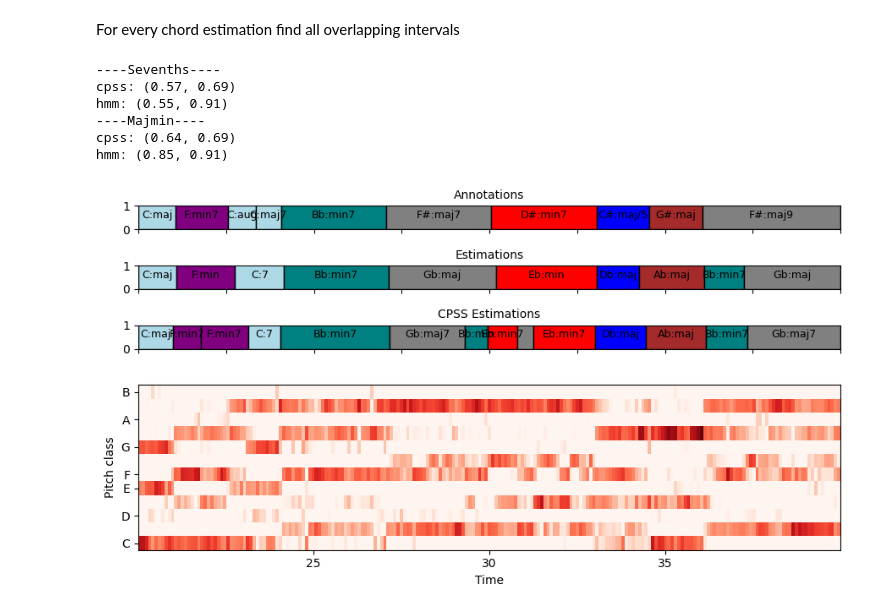
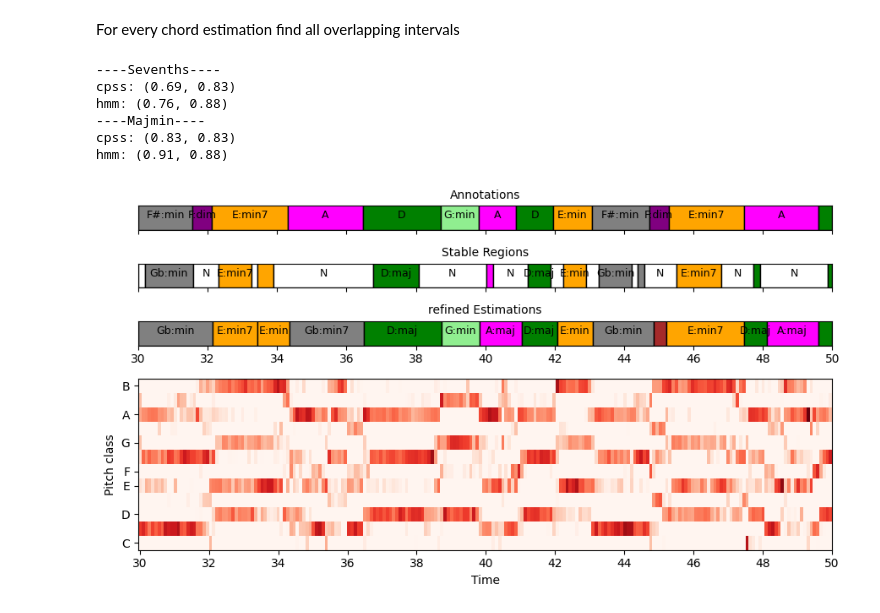
Before and after one commit to Maushax-jpg/chord-recognition, a Jupyter notebook: cpss.ipynb, the cells around one changed output. Drawn from its saved outputs; the diff is of its cells as text; code cells hidden in the pictures.

Commit message:
working on transcription

```diff
--- a/cpss.ipynb
+++ b/cpss.ipynb
@@ -53,7 +51,7 @@ threshold = 0.3
 min_distance = 1
 gate = np.zeros_like(hcdf)
 gate[hcdf < threshold] = 1
-chroma_indices = []
+stable_regions = []
 start_index = 0
 
 for i, value in enumerate(gate):
@@ -63,18 +61,16 @@ for i, value in enumerate(gate):
     elif start_index is not None:
         # check if the interval is long enough
         if i - start_index > min_distance:
-            chroma_indices.append((start_index, i-1))
+            stable_regions.append((start_index, i-1))
         start_index = None
 # check if last index is still ongoing
 if start_index is not None:
-    chroma_indices.append((start_index, len(gate) - 1))
+    stable_regions.append((start_index, len(gate) - 1))
 
-time_interval = (20,40)
-fig,(ax0,ax00,ax1,ax2,ax3) = plt.subplots(5,1,height_ratios=(1,1,5,10,5),figsize=(8,6))
+time_interval = (0,15)
+fig,(ax0,ax1,ax2,ax3) = plt.subplots(4,1,height_ratios=(1,5,10,5),figsize=(8,6))
 utils.plotChordAnnotations(ax0,gt[0],gt[1],time_interval)
 ax0.set_title('Annotations',fontsize=10)
-utils.plotChordAnnotations(ax00,est_sevenths[0],est_sevenths[1],time_interval)
-ax00.set_title('Estimations',fontsize=10)
 ax1.plot(t_audio,sig)
 ax1.set_ylabel("Amplitude")
 ax1.grid("on")
@@ -84,7 +80,7 @@ ax12.set_ylabel("RMS in dB", color='red')
 ax12.tick_params('y', colors='red')
 utils.plotChromagram(ax2,t_chroma,chroma,time_interval)
 ax3.plot(t_chroma,hcdf)
-for x,y in itertools.pairwise(chroma_indices):
+for x,y in itertools.pairwise(stable_regions):
     x_i0,x_i1 = x
     y_i0,y_i1 = y
     chord_change_index = (x_i1 + y_i0) // 2     # chord change in between stable regions
@@ -92,7 +88,7 @@ for x,y in itertools.pairwise(chroma_indices):
     rect = patches.Rectangle((t_chroma[x_i1],-0.5),t_chroma[y_i0] - t_chroma[x_i1],12,facecolor="k",alpha=0.1,edgecolor="k")
     ax2.add_patch(rect)
     ax2.add_artist(rect)
-for indices in chroma_indices:
+for indices in stable_regions:
     ax3.hlines(1,t_chroma[indices[0]],t_chroma[indices[1]],'green')
     ax3.vlines([t_chroma[indices[0]],t_chroma[indices[1]]],[0,0],[1,1],'green')
 ax3.hlines(threshold,time_interval[0],time_interval[1],'k',linestyle="--")
@@ -105,9 +101,8 @@ xticks = np.linspace(time_interval[0],time_interval[1],num=11)
 ax3.set_xticks(xticks)
 ax3.set_xlabel("Time in s")
 ax3.legend(["hcdf","gate"],loc=1,ncols=2)
-for ax in (ax0,ax00):
-    ax.set_yticks([])
-for ax in (ax0,ax00,ax1,ax2):
+ax0.set_yticks([])
+for ax in (ax0,ax1,ax2):
     ax.set_xlim(time_interval)
     ax.set_xticks(xticks)
     ax.set_xticklabels([])
@@ -152,35 +173,43 @@ est_cpss_intervals = np.array(est_cpss_intervals)
 # %% [markdown]
 For every chord estimation find all overlapping intervals
 # %%
+time_interval = (30,50)
+xticks = np.linspace(time_interval[0],time_interval[1],11)
+xticklabels = np.linspace(time_interval[0],time_interval[1],11,dtype=int)
 fig,(ax0,ax1,ax2,ax3) = plt.subplots(4,1,height_ratios=(1,1,1,7),figsize=(9,5))
 utils.plotChordAnnotations(ax0,gt[0],gt[1],time_interval)
 ax0.set_title('Annotations',fontsize=10)
-utils.plotChordAnnotations(ax1,est_sevenths[0],est_sevenths[1],time_interval)
-ax1.set_title('Estimations',fontsize=10)
-utils.plotChordAnnotations(ax2,est_cpss_intervals,est_cpss_labels,time_interval)
-ax2.set_title('CPSS Estimations',fontsize=10)
+ax0.set_yticks([])
+utils.plotChordAnnotations(ax1,est_intervals_stable,est_labels_stable,time_interval)
+ax1.set_title('Stable Regions',fontsize=10)
+ax1.set_yticks([])
+utils.plotChordAnnotations(ax2,est_intervals,est_labels,time_interval)
+ax2.set_title('refined Estimations',fontsize=10)
+ax2.set_yticks([])
 for ax in [ax0,ax1,ax2]:
+    ax.set_xticks(xticks)
     ax.set_xticklabels([])
-
+ax2.set_xticklabels(xticklabels)
 utils.plotChromagram(ax3,t_chroma,chroma,time_interval)
+ax3.set_xticks(xticks)
 fig.tight_layout()
 
 print("----Sevenths----")
-x = utils.evaluateTranscription(est_cpss_intervals,est_cpss_labels,ground_truth[0],ground_truth[1],"sevenths")
+x = utils.evaluateTranscription(est_intervals,est_labels,ground_truth[0],ground_truth[1],"sevenths")
 print(f"cpss: {x}")
 x = utils.evaluateTranscription(est_sevenths[0],est_sevenths[1],ground_truth[0],ground_truth[1],"sevenths")
 print(f"hmm: {x}")
 
-x = utils.evaluateTranscription(est_cpss_intervals,est_cpss_labels,ground_truth[0],ground_truth[1],"majmin")
+x = utils.evaluateTranscription(est_intervals,est_labels,ground_truth[0],ground_truth[1],"majmin")
 print("----Majmin----")
 print(f"cpss: {x}")
 x = utils.evaluateTranscription(est_sevenths[0],est_sevenths[1],ground_truth[0],ground_truth[1],"majmin")
 print(f"hmm: {x}")
 # %% [output]
 ----Sevenths----
-cpss: (0.57, 0.69)
-hmm: (0.55, 0.91)
+cpss: (0.69, 0.83)
+hmm: (0.76, 0.88)
 ----Majmin----
-cpss: (0.64, 0.69)
-hmm: (0.85, 0.91)
+cpss: (0.83, 0.83)
+hmm: (0.91, 0.88)
-[figure, old version]
+[figure, new version]
```
Also changed, not shown: parts of 12 cells of this notebook, 7 other files.
